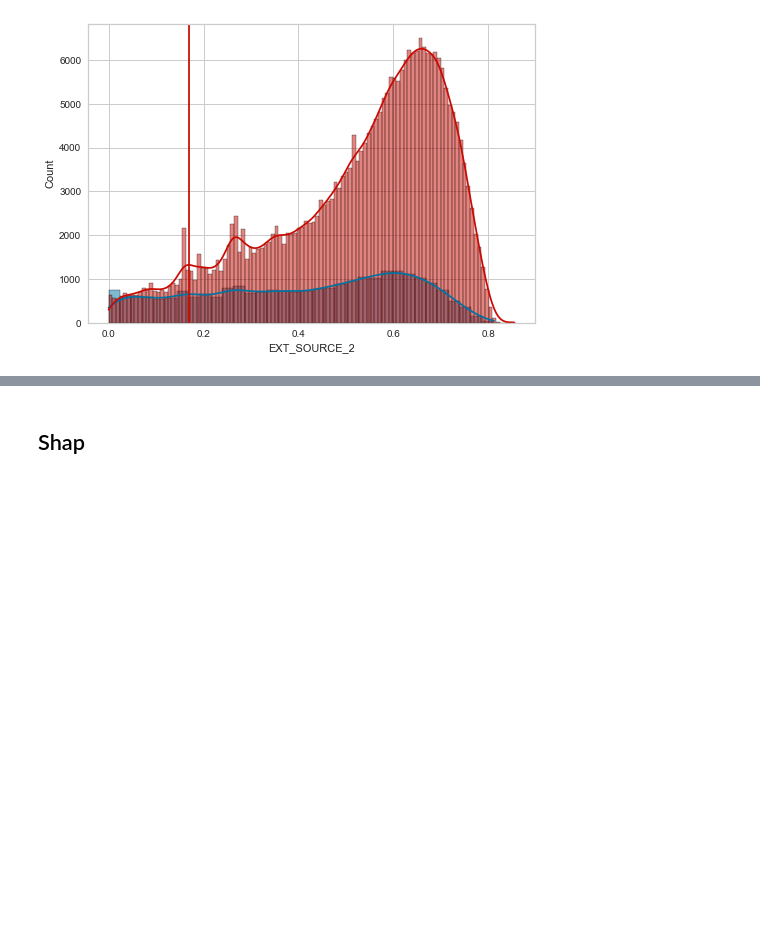
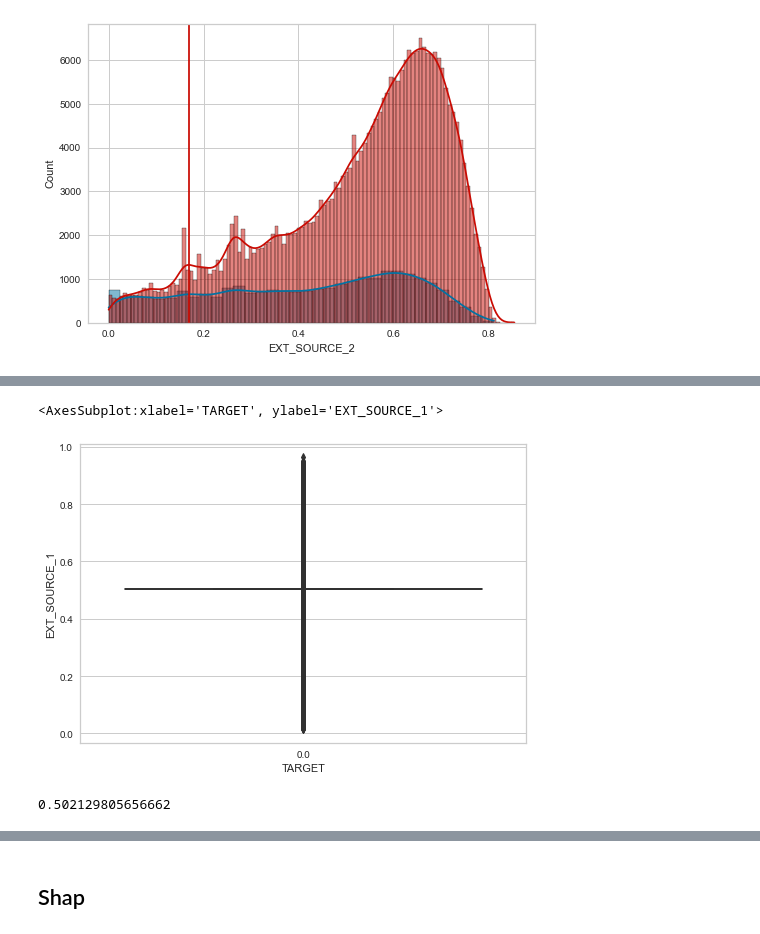
Before and after one commit to BotMaximeDupouy/OC_code, a Jupyter notebook: livrable_7/implementez_un_modele_de_scoring.ipynb, the cells around one changed output, grey strips where cells are left out. Drawn from its saved outputs; the diff is of its cells as text; code cells hidden in the pictures; blank space fills up the shorter version.

```diff
--- a/livrable_7/implementez_un_modele_de_scoring.ipynb
+++ b/livrable_7/implementez_un_modele_de_scoring.ipynb
@@ -672,0 +764,9 @@ df_[['EXT_SOURCE_2', 'TARGET']]
+# %%
+sns.boxplot(data=df_complete[df_complete.TARGET==0], y='EXT_SOURCE_1', x='TARGET', orient="v")
+# %% [output]
+<AxesSubplot:xlabel='TARGET', ylabel='EXT_SOURCE_1'>
+[figure, added]
+# %%
+df_complete.loc[100010, 'EXT_SOURCE_1']
+# %% [output]
+0.502129805656662
```
Also changed, not shown: parts of 59 cells of this notebook.
